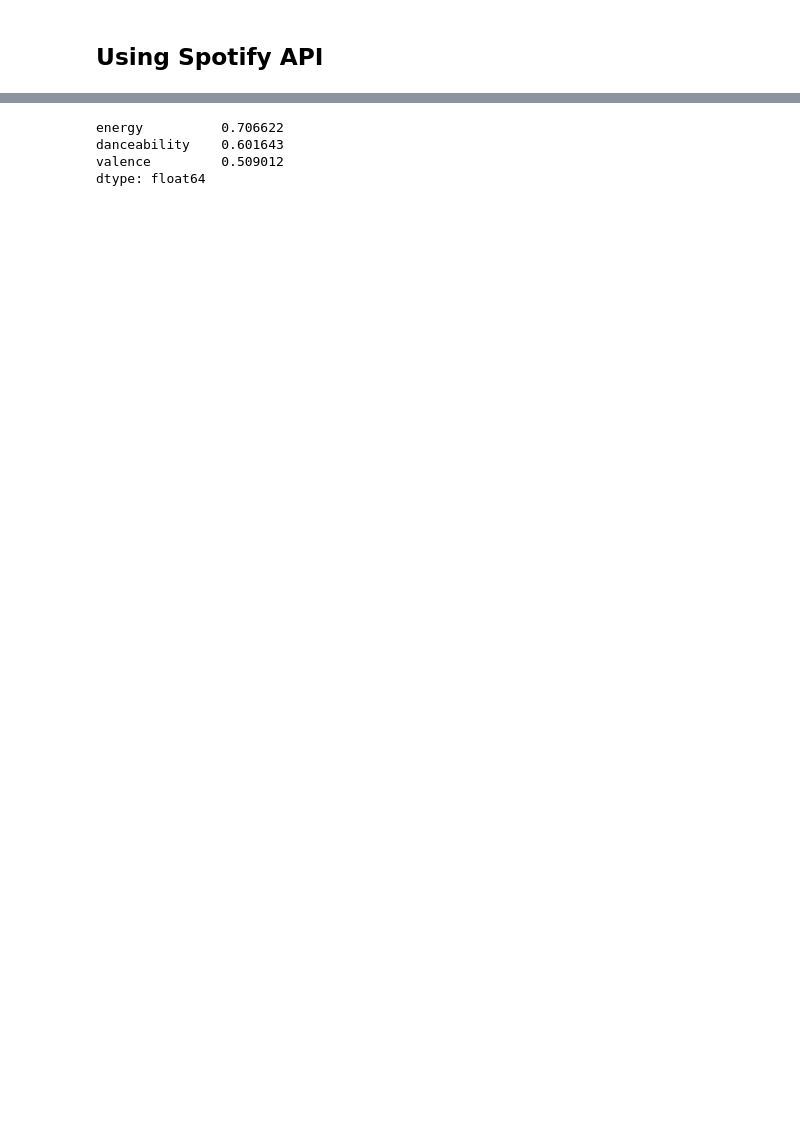
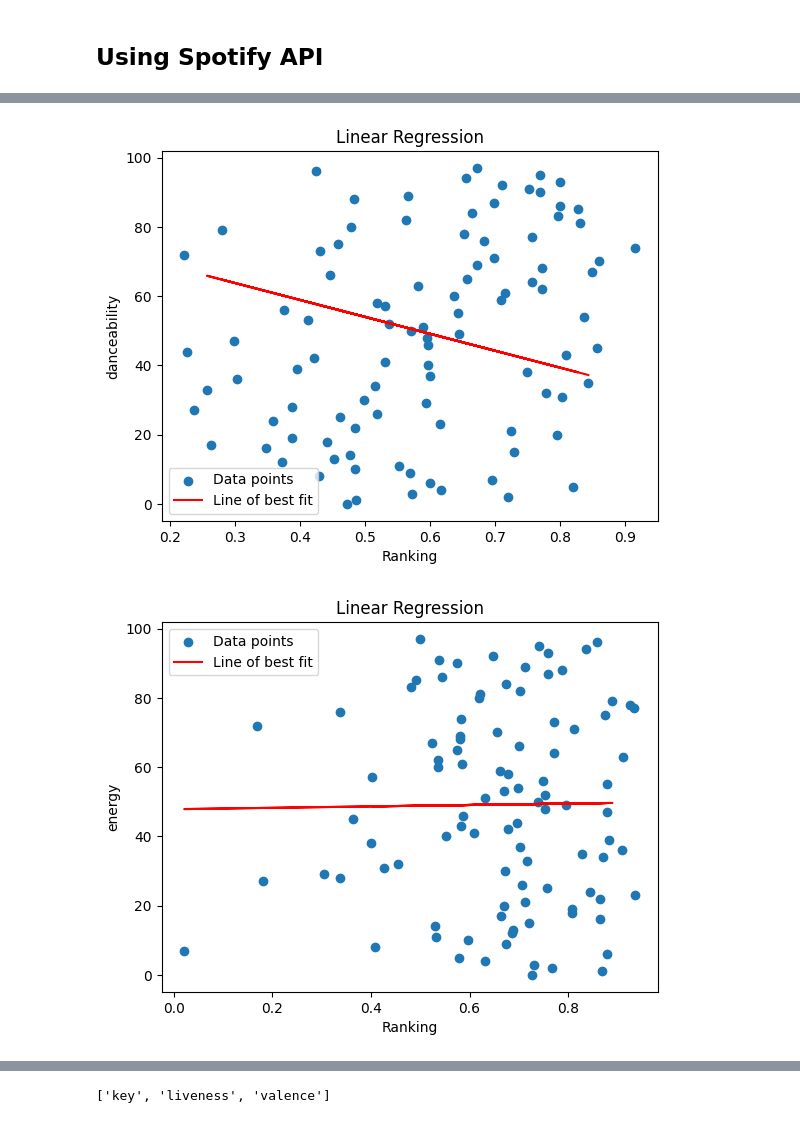
Before and after one commit to jsakarvadia/music-taste-classification-cdc2023, a Jupyter notebook: spotify_algorithm.ipynb, the cells around one changed output, grey strips where cells are left out. Drawn from its saved outputs; the diff is of its cells as text; code cells hidden in the pictures; blank space fills up the shorter version.

```diff
--- a/spotify_algorithm.ipynb
+++ b/spotify_algorithm.ipynb
@@ -78,23 +48,37 @@ import numpy as np
 # %%
 
 key_features = ['danceability', 'energy', 'key', 'loudness', 'mode', 'speechiness', 'acousticness', 'instrumentalness', 'liveness', 'valence', 'tempo']
 r2 = []
 
 for feature in key_features:
     X = jay_music[feature]
     y = jay_music['index']
     X_train, X_test, y_train, y_test = train_test_split(X, y, test_size=0.2, random_state=42)
     model = LinearRegression()
 
     X_train = np.array(X_train).reshape(-1, 1)
     X_test = np.array(X_test).reshape(-1, 1)
 
     # Fit the model to the training data
     model.fit(X_train, y_train)
 
     # Make predictions on the testing data
     y_pred = model.predict(X_test)
     r2.append(r2_score(y_test, y_pred))
 
+    # Rankings are reversed as we want lower values up top
+    X_reverse = X[::-1]
+
+    plt.scatter(X_reverse, y, label='Data points')
+    plt.plot(X_test, y_pred, color='red', label='Line of best fit')
+    plt.xlabel('Ranking')
+    plt.ylabel(feature)
+    plt.legend()
+    plt.title('Linear Regression')
+    plt.show()
+
 r2_comb = {key: abs(value) for key, value in zip(key_features, r2)}
 strong_features = dict(sorted(r2_comb.items(), key=lambda item: item[1], reverse=True))
+# %% [output]
+[figure, added]
+[figure, added]
@@ -101,9 +94,23 @@ strong_features = dict(sorted(r2_comb.items(), key=lambda item: item[1], reverse
 # %%
 top3_features = list(strong_features.keys())[:3]
+# %%
+top3_features
+# %% [output]
+['key', 'liveness', 'valence']
 # %%
 user_point = jay_music[top3_features].mean()
+
+import os
+import pandas as pd
+# from consolidated_feature_vector import consolidate_features
+
+directory_path = './character_datasets'
+top3_characters = []
+
+for filename in os.listdir(directory_path):
+    file_path = os.path.join(directory_path, filename)
+    char_df = pd.read_csv(file_path)
+    char_df = char_df[top3_features].mean()
+    char_df['Character'] = filename.replace("_", " ").replace(".csv", "")
+    # print(char_df.head())
+    top3_characters.append(char_df)
-# %% [output]
-energy          0.706622
-danceability    0.601643
-valence         0.509012
-dtype: float64
```
Also changed, not shown: parts of 11 cells of this notebook, 3 other files.
